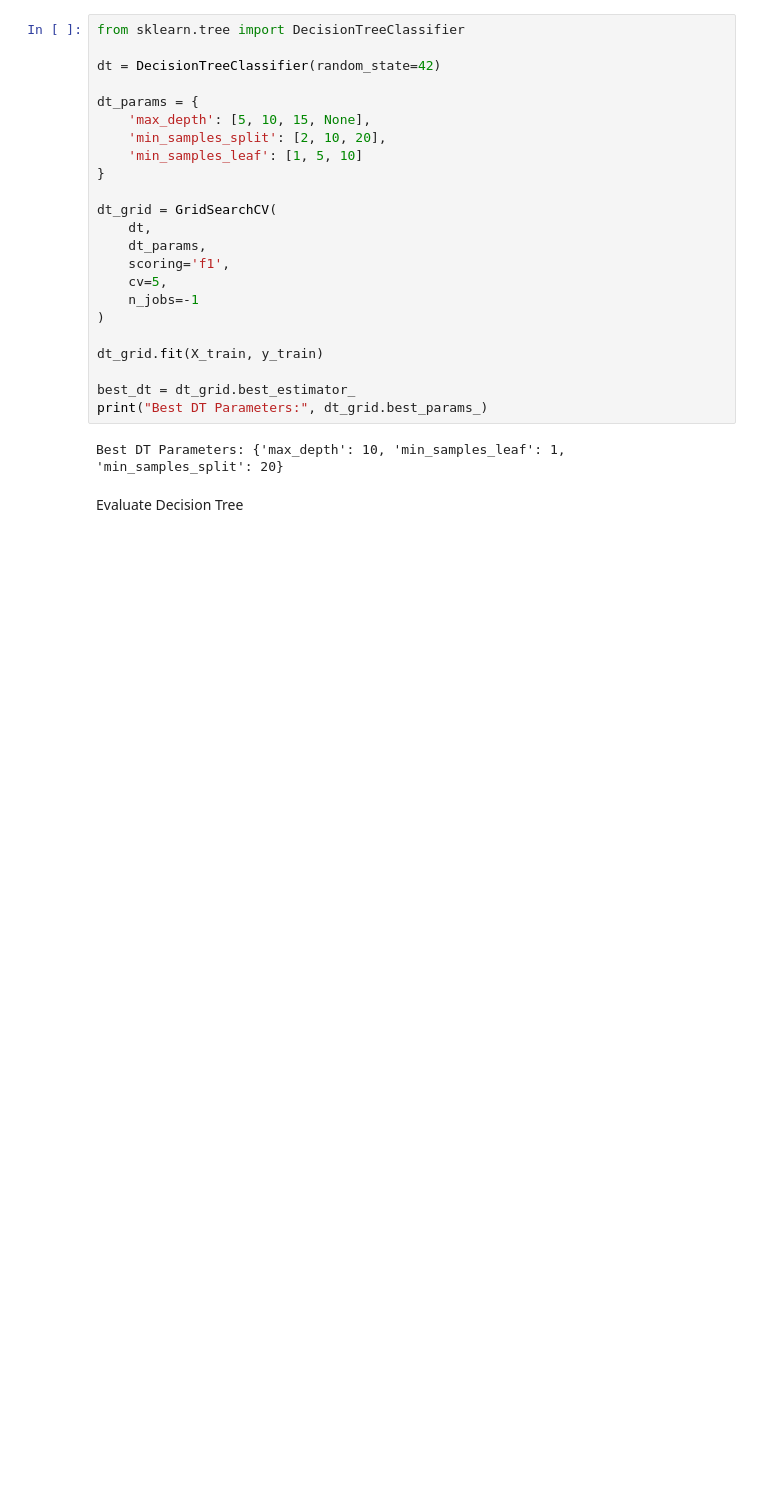
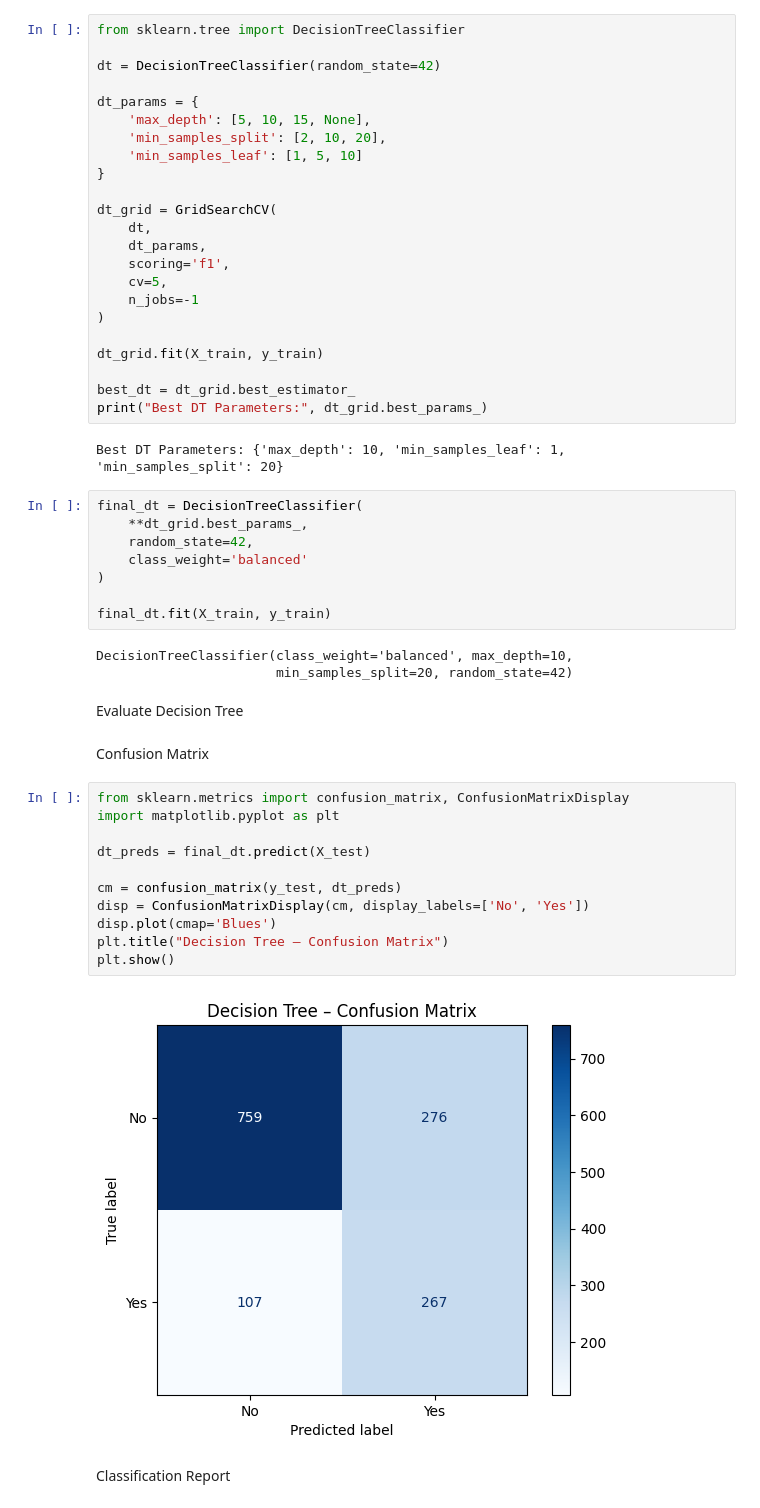
Before and after one commit to anudaindu/CM2604_Telco_Churn_Anuda, a Jupyter notebook: AnudaTelco.ipynb, the cells around one changed output. Drawn from its saved outputs; the diff is of its cells as text; blank space fills up the shorter version.

```diff
--- a/AnudaTelco.ipynb
+++ b/AnudaTelco.ipynb
@@ -395,8 +399,36 @@ best_dt = dt_grid.best_estimator_
 print("Best DT Parameters:", dt_grid.best_params_)
 # %% [output]
 Best DT Parameters: {'max_depth': 10, 'min_samples_leaf': 1, 'min_samples_split': 20}
+# %%
+final_dt = DecisionTreeClassifier(
+    **dt_grid.best_params_,
+    random_state=42,
+    class_weight='balanced'
+)
+
+final_dt.fit(X_train, y_train)
+# %% [output]
+DecisionTreeClassifier(class_weight='balanced', max_depth=10,
+                       min_samples_split=20, random_state=42)
 # %% [markdown]
 Evaluate Decision Tree
+# %% [markdown]
+Confusion Matrix
+# %%
+from sklearn.metrics import confusion_matrix, ConfusionMatrixDisplay
+import matplotlib.pyplot as plt
+
+dt_preds = final_dt.predict(X_test)
+
+cm = confusion_matrix(y_test, dt_preds)
+disp = ConfusionMatrixDisplay(cm, display_labels=['No', 'Yes'])
+disp.plot(cmap='Blues')
+plt.title("Decision Tree – Confusion Matrix")
+plt.show()
+# %% [output]
+[figure, added]
+# %% [markdown]
+Classification Report
 # %%
 dt_pred = best_dt.predict(X_test)
 dt_prob = best_dt.predict_proba(X_test)[:, 1]
```
Also changed, not shown: parts of 31 cells of this notebook.
